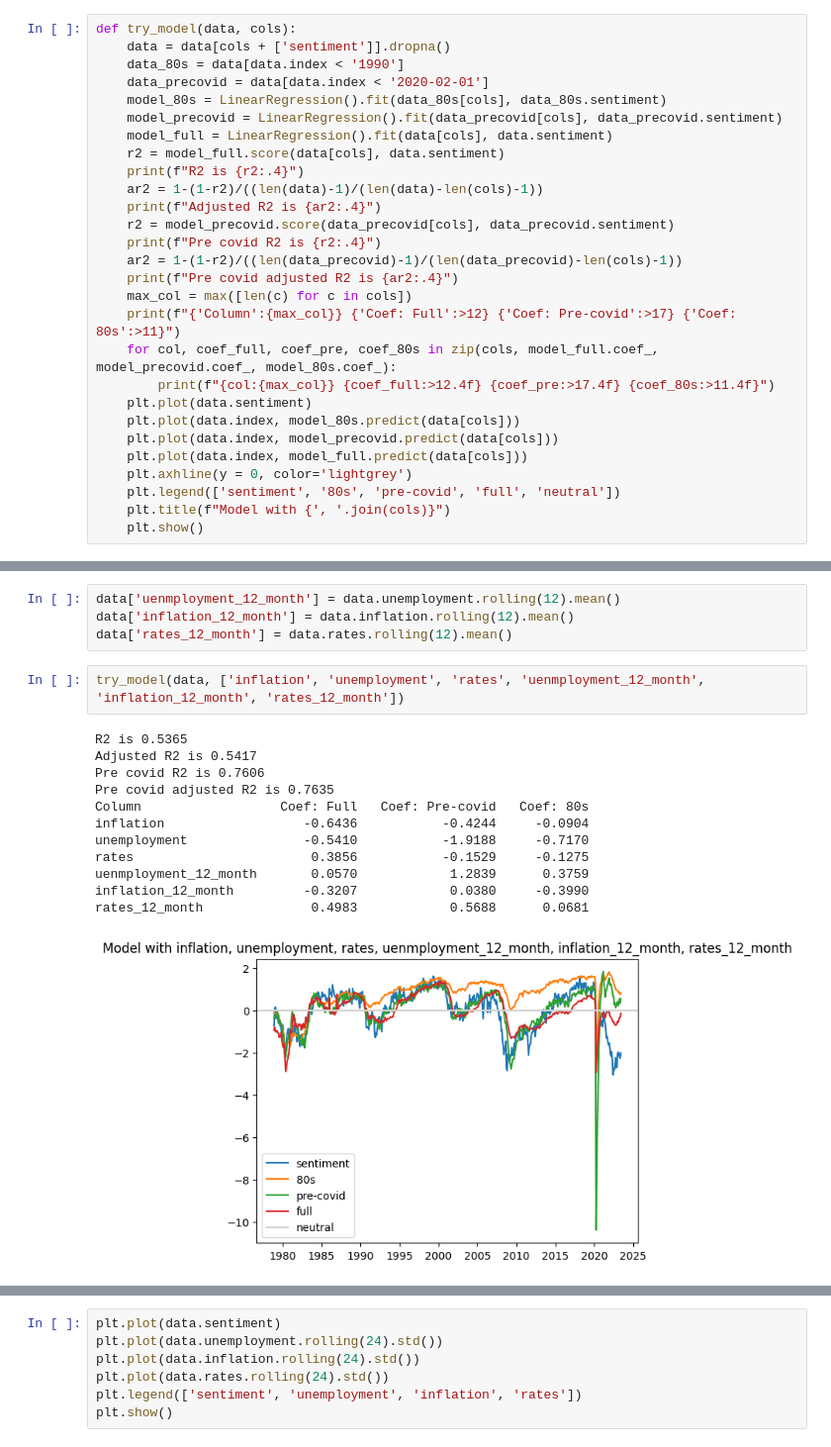
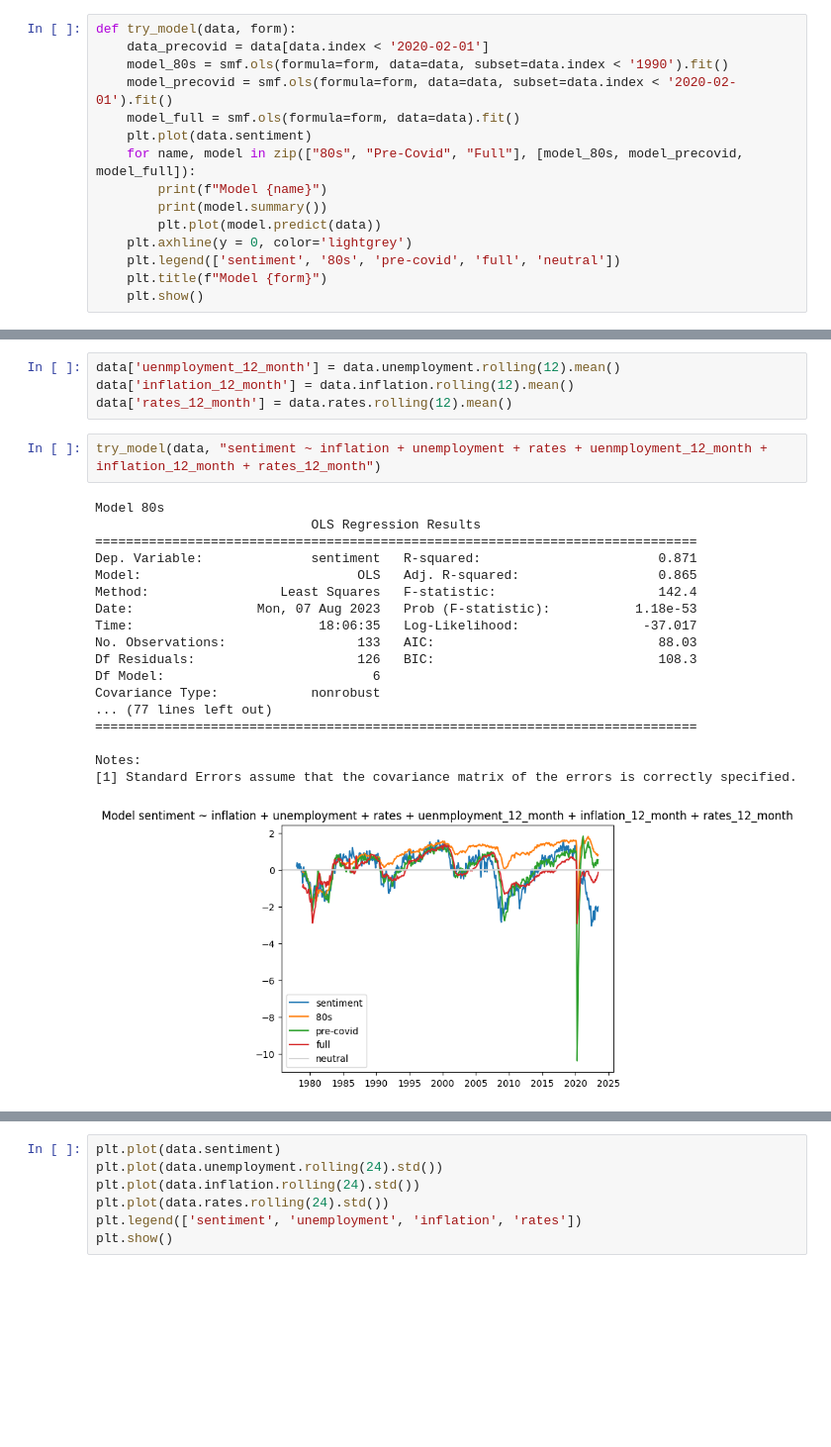
Before and after one commit to nwbvt/economic_perception, a Jupyter notebook: EconomySentiment.ipynb, the cells around one changed output, grey strips where cells are left out. Shown at 99% size. Cells and saved outputs as stored; diff of their text form; blank space fills up the shorter version.

```diff
--- a/EconomySentiment.ipynb
+++ b/EconomySentiment.ipynb
@@ -58,32 +60,19 @@ plt.legend(['sentiment', 'unemployment', 'inflation', 'rates'])
 plt.show()
 # %% [output]
 [figure]
-# %%
-def try_model(data, cols):
-    data = data[cols + ['sentiment']].dropna()
-    data_80s = data[data.index < '1990']
-    data_precovid = data[data.index < '2020-02-01']
-    model_80s = LinearRegression().fit(data_80s[cols], data_80s.sentiment)
-    model_precovid = LinearRegression().fit(data_precovid[cols], data_precovid.sentiment)
-    model_full = LinearRegression().fit(data[cols], data.sentiment)
-    r2 = model_full.score(data[cols], data.sentiment)
-    print(f"R2 is {r2:.4}")
-    ar2 = 1-(1-r2)/((len(data)-1)/(len(data)-len(cols)-1))
-    print(f"Adjusted R2 is {ar2:.4}")
-    r2 = model_precovid.score(data_precovid[cols], data_precovid.sentiment)
-    print(f"Pre covid R2 is {r2:.4}")
-    ar2 = 1-(1-r2)/((len(data_precovid)-1)/(len(data_precovid)-len(cols)-1))
-    print(f"Pre covid adjusted R2 is {ar2:.4}")
-    max_col = max([len(c) for c in cols])
-    print(f"{'Column':{max_col}} {'Coef: Full':>12} {'Coef: Pre-covid':>17} {'Coef: 80s':>11}")
-    for col, coef_full, coef_pre, coef_80s in zip(cols, model_full.coef_, model_precovid.coef_, model_80s.coef_):
-        print(f"{col:{max_col}} {coef_full:>12.4f} {coef_pre:>17.4f} {coef_80s:>11.4f}")
-    plt.plot(data.sentiment)
-    plt.plot(data.index, model_80s.predict(data[cols]))
-    plt.plot(data.index, model_precovid.predict(data[cols]))
-    plt.plot(data.index, model_full.predict(data[cols]))
-    plt.axhline(y = 0, color='lightgrey')
-    plt.legend(['sentiment', '80s', 'pre-covid', 'full', 'neutral'])
-    plt.title(f"Model with {', '.join(cols)}")
-    plt.show()
+# %%
+def try_model(data, form):
+    data_precovid = data[data.index < '2020-02-01']
+    model_80s = smf.ols(formula=form, data=data, subset=data.index < '1990').fit()
+    model_precovid = smf.ols(formula=form, data=data, subset=data.index < '2020-02-01').fit()
+    model_full = smf.ols(formula=form, data=data).fit()
+    plt.plot(data.sentiment)
+    for name, model in zip(["80s", "Pre-Covid", "Full"], [model_80s, model_precovid, model_full]):
+        print(f"Model {name}")
+        print(model.summary())
+        plt.plot(model.predict(data))
+    plt.axhline(y = 0, color='lightgrey')
+    plt.legend(['sentiment', '80s', 'pre-covid', 'full', 'neutral'])
+    plt.title(f"Model {form}")
+    plt.show()
 # %%
@@ -123,20 +131,26 @@ data['uenmployment_12_month'] = data.unemployment.rolling(12).mean()
 data['inflation_12_month'] = data.inflation.rolling(12).mean()
 data['rates_12_month'] = data.rates.rolling(12).mean()
 # %%
-try_model(data, ['inflation', 'unemployment', 'rates', 'uenmployment_12_month', 'inflation_12_month', 'rates_12_month'])
+try_model(data, "sentiment ~ inflation + unemployment + rates + uenmployment_12_month + inflation_12_month + rates_12_month")
 # %% [output]
-R2 is 0.5365
-Adjusted R2 is 0.5417
-Pre covid R2 is 0.7606
-Pre covid adjusted R2 is 0.7635
-Column                  Coef: Full   Coef: Pre-covid   Coef: 80s
-inflation                  -0.6436           -0.4244     -0.0904
-unemployment               -0.5410           -1.9188     -0.7170
-rates                       0.3856           -0.1529     -0.1275
-uenmployment_12_month       0.0570            1.2839      0.3759
-inflation_12_month         -0.3207            0.0380     -0.3990
-rates_12_month              0.4983            0.5688      0.0681
+Model 80s
+                            OLS Regression Results
+==============================================================================
+Dep. Variable:              sentiment   R-squared:                       0.871
+Model:                            OLS   Adj. R-squared:                  0.865
+Method:                 Least Squares   F-statistic:                     142.4
+Date:                Mon, 07 Aug 2023   Prob (F-statistic):           1.18e-53
+Time:                        18:06:35   Log-Likelihood:                -37.017
+No. Observations:                 133   AIC:                             88.03
+Df Residuals:                     126   BIC:                             108.3
+Df Model:                           6
+Covariance Type:            nonrobust
+... (77 lines left out)
+==============================================================================
+
+Notes:
+[1] Standard Errors assume that the covariance matrix of the errors is correctly specified.
-[figure, old version]
+[figure, new version]
 # %%
 data['uenmployment_24_month'] = data.unemployment.rolling(24).mean()
 data['inflation_24_month'] = data.inflation.rolling(24).mean()
```
Also changed, not shown: parts of 9 cells of this notebook.
